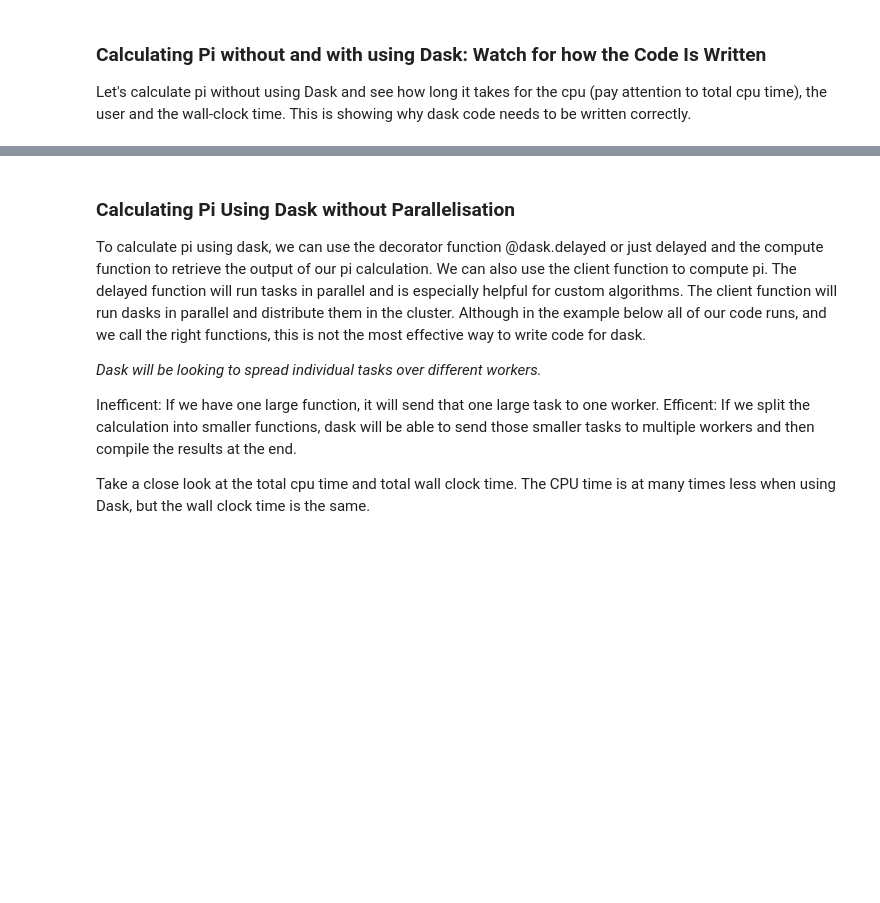
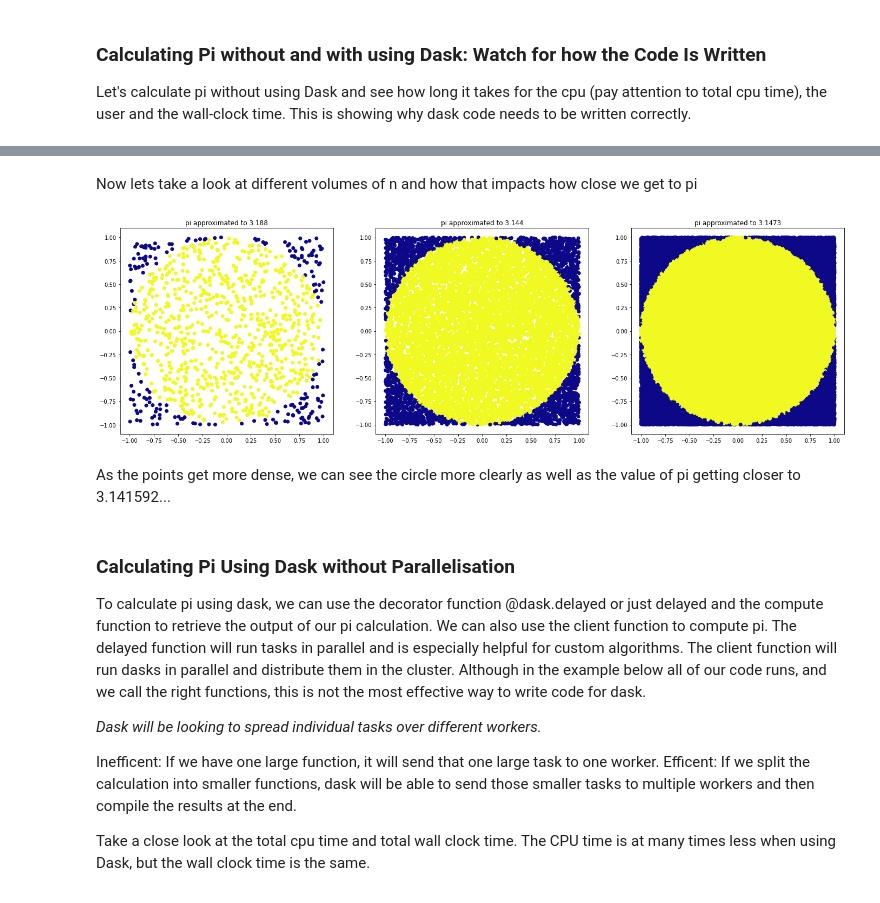
Before and after one commit to ddl-odette/Adv_data_science, a Jupyter notebook: Dask_pi.ipynb, the cells around one changed output, grey strips where cells are left out. Cells and saved outputs as stored; diff of their text form; code cells hidden in the pictures; blank space fills up the shorter version.

```diff
--- a/Dask_pi.ipynb
+++ b/Dask_pi.ipynb
@@ -176,23 +165,30 @@ set_axis(ax3, 10**5)
-# %%
-
-n = 10**3
-x, y  = np.random.uniform(low=-1, high = 1, size = n), np.random.uniform(low=-1, high = 1, size = n)
-line = ax1.scatter(x, y, c= ((x**2+y**2)<1)==True)
-current_pi = len(x[((x**2+y**2)<1)==True])/n*4
-ax1.set_title(f'pi approximated to {round(current_pi,4)}')
-
-n = int(10**3.5)
-x, y  = np.random.uniform(low=-1, high = 1, size = n), np.random.uniform(low=-1, high = 1, size = n)
-line = ax2.scatter(x, y, c= ((x**2+y**2)<1)==True)
-current_pi = len(x[((x**2+y**2)<1)==True])/n*4
-ax2.set_title(f'pi approximated to {round(current_pi,4)}')
-
-n = 10**4
-x, y  = np.random.uniform(low=-1, high = 1, size = n), np.random.uniform(low=-1, high = 1, size = n)
-line = ax3.scatter(x, y, c= ((x**2+y**2)<1)==True)
-current_pi = len(x[((x**2+y**2)<1)==True])/n*4
-ax3.set_title(f'pi approximated to {round(current_pi,4)}')
-plt.show()
+# %% [markdown]
+Now lets take a look at different volumes of n and how that impacts how close we get to pi
+# %%
+def set_axis(axis , n ):
+
+    n = int(n)
+    x, y  = np.random.uniform(low=-1, high = 1, size = n), np.random.uniform(low=-1, high = 1, size = n)
+    line = axis.scatter(x, y, c= ((x**2+y**2)<1)==True)
+    current_pi = len(x[((x**2+y**2)<1)==True])/n*4
+    axis.set_title(f'pi approximated to {round(current_pi,4)}')
+
+
+fig, [ax , ax1, ax2] = plt.subplots(1, 3)
+
+fig.set_figwidth(24)
+fig.set_figheight(7)
+plt.set_cmap('plasma')
+
+
+set_axis(ax, 10**3)
+set_axis(ax1, 10**4)
+set_axis(ax2, 10**5)
+# set_axis(ax3, 10**5)
+# %% [output]
+[figure, added]
+# %% [markdown]
+As the points get more dense, we can see the circle more clearly as well as the value of pi getting closer to 3.141592...
 # %% [markdown]
 ### Calculating Pi Using Dask without Parallelisation
 
```
Also changed, not shown: parts of 29 cells of this notebook.
